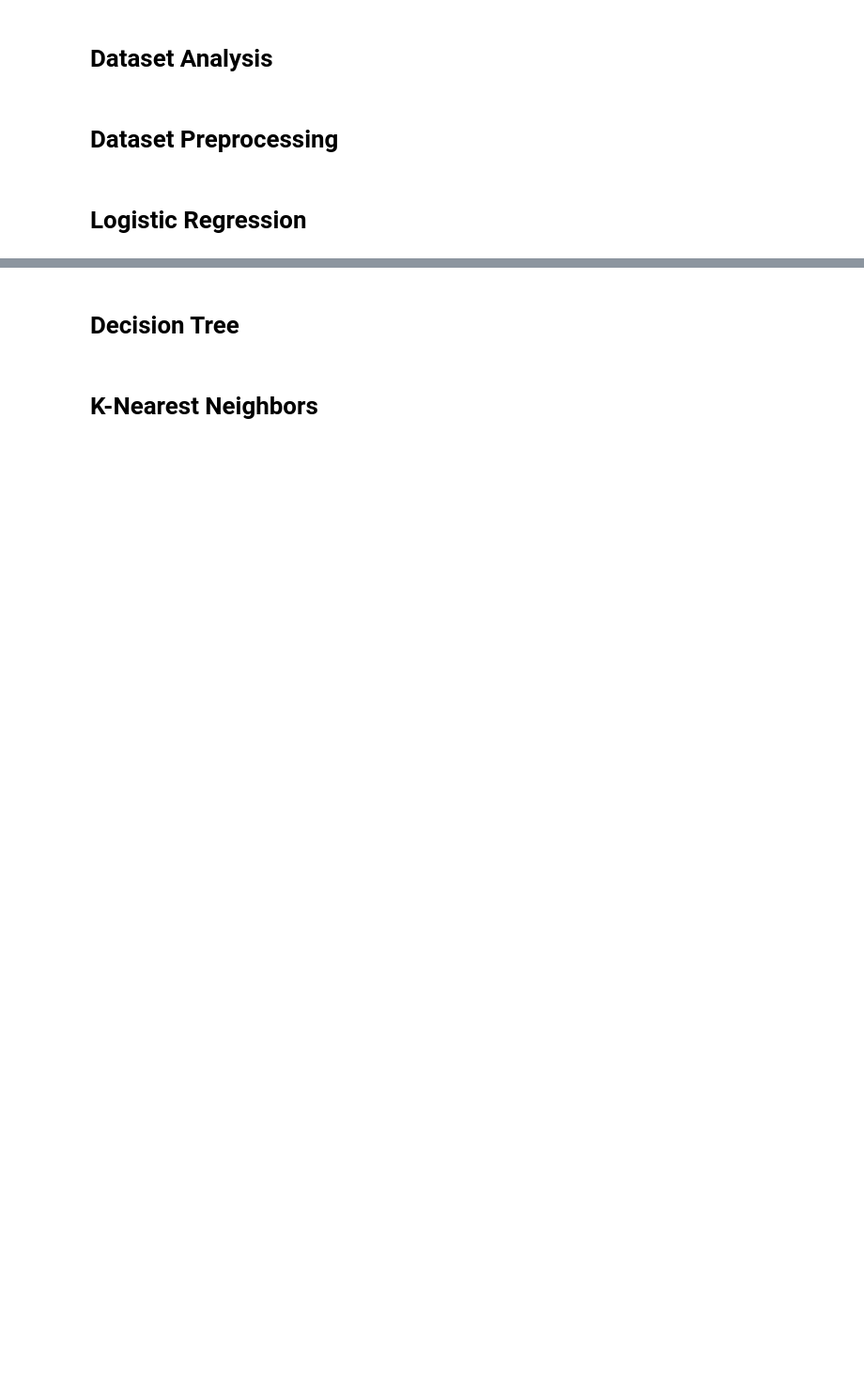
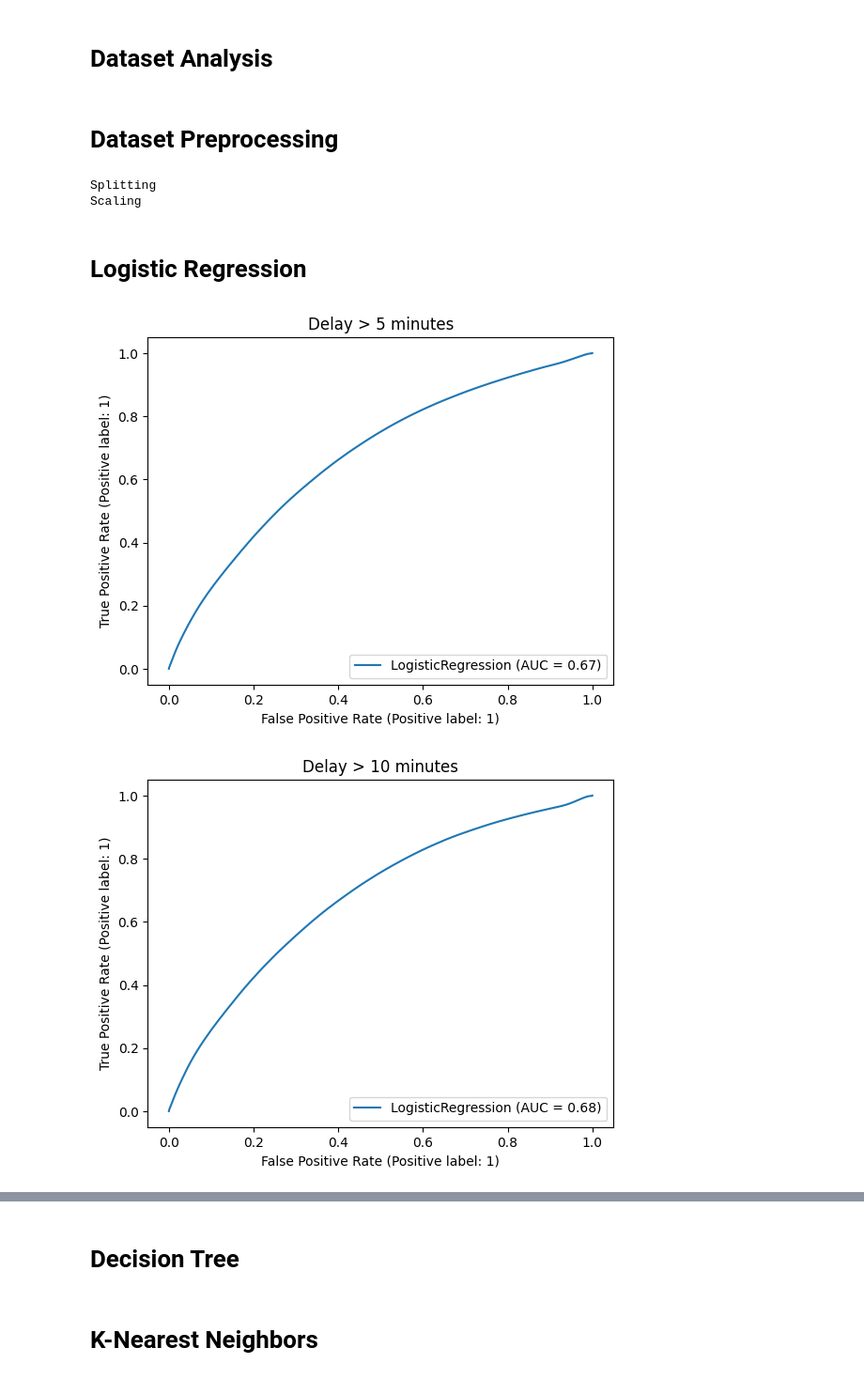
Before and after one commit to gruppo-fds/flight-status-prediction, a Jupyter notebook: flight.ipynb, the cells around one changed output, grey strips where cells are left out. Shown at 94% size. Drawn from its saved outputs; the diff is of its cells as text; code cells hidden in the pictures; blank space fills up the shorter version.

Commit message:
Add results and update code

```diff
--- a/flight.ipynb
+++ b/flight.ipynb
@@ -137,7 +148,8 @@ df["Dest"] = leAirport.transform(df["Dest"])
 df["Tail_Number"] = leTail.fit_transform(df["Tail_Number"])
 
 # Encode delayed result
-df["DepDelayMinutes"] = (df["DepDelayMinutes"] > 15).astype("int")
+# To do later
+# df["DepDelayMinutes"] = (df["DepDelayMinutes"] > 15).astype("int")
 
 # Track 2020
 df["Year"] = df["Year"] == 2020
@@ -149,22 +161,52 @@ y = df["DepDelayMinutes"].values
 X = df.drop("DepDelayMinutes", inplace=False, axis = 1).values
 features_name = list(df.drop("DepDelayMinutes", inplace=False, axis = 1).columns.values)
 del df
+print("Splitting")
 X_train, X_test, y_train, y_test, sw_train, sw_test = train_test_split(X, y, sample_weight, test_size = 0.25, random_state = 0)
 # Scaling values
+print("Scaling")
 sc = StandardScaler()
 X_train = sc.fit_transform(X_train)
 X_test = sc.transform(X_test)
+# %% [output]
+Splitting
+Scaling
 # %% [markdown]
 # Logistic Regression
 # %%
-# Train Logistic Regression model
+# Train Logistic Regression model foreach
+# Standard solver was slow to converge
+
+#Encode delayed results
+delay = 15
+y_train_tmp = (y_train > delay).astype("int")
+y_test_tmp =(y_test > delay).astype("int")
 lstReport = {}
-for w in tqdm(np.linspace(0, 1, 10)):
-    classifier = LogisticRegression(solver="saga", random_state=0, n_jobs=-1)
+for w in tqdm(np.array(range(0, 110, 10)) / 100):
+    classifier = LogisticRegression(solver="newton-cholesky", random_state=0, n_jobs=-1)
     sw_train_temp = (sw_train * w) + (sw_train == 0)
-    classifier = classifier.fit(X_train, y_train, sample_weight=sw_train_temp)
+    classifier = classifier.fit(X_train, y_train_tmp, sample_weight=sw_train_temp)
     y_pred = classifier.predict(X_test)
-    lstReport[w] = classification_report(y_test, y_pred, output_dict=True)
-    RocCurveDisplay.from_estimator(classifier, X_test, y_test)
+    lstReport[w] = classification_report(y_test_tmp, y_pred, output_dict=True)
+    RocCurveDisplay.from_estimator(classifier, X_test, y_test_tmp)
     plt.title(f"Weight: {round(w, 2)}")
     plt.savefig(f"./ROC_{round(w, 2)}.png")
+
+writeJson(lstReport, "logistic_weighted2.json")
+# %%
+lstReport = {}
+for d in tqdm(range(5, 35, 5)):
+    y_train_tmp = (y_train > d).astype("int")
+    y_test_tmp =(y_test > d).astype("int")
+    classifier = LogisticRegression(solver="newton-cholesky", random_state=0, n_jobs=-1)
+    classifier = classifier.fit(X_train, y_train_tmp)
+    y_pred = classifier.predict(X_test)
+    lstReport[d] = classification_report(y_test_tmp, y_pred, output_dict=True)
+    RocCurveDisplay.from_estimator(classifier, X_test, y_test_tmp)
+    plt.title(f"Delay > {d} minutes")
+    plt.savefig(f"./ROC_{d}.png")
+
+writeJson(lstReport, "logistic_delayed2.json")
+# %% [output]
+[figure, added]
+[figure, added]
```
Also changed, not shown: parts of 6 cells of this notebook, 2 other files.
